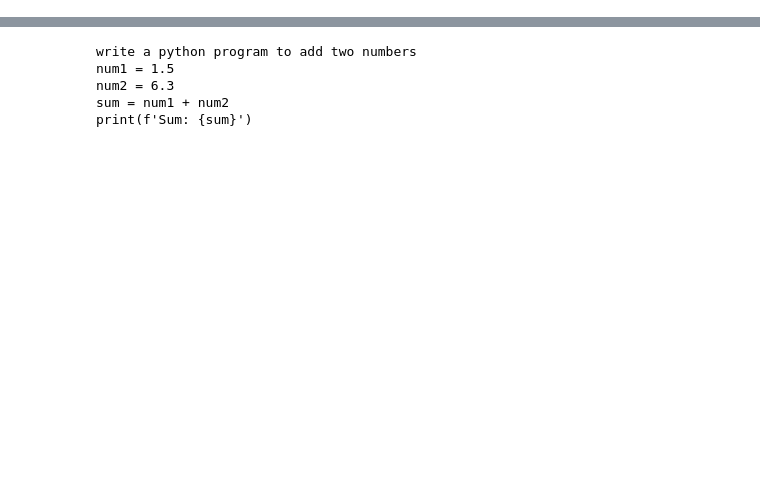
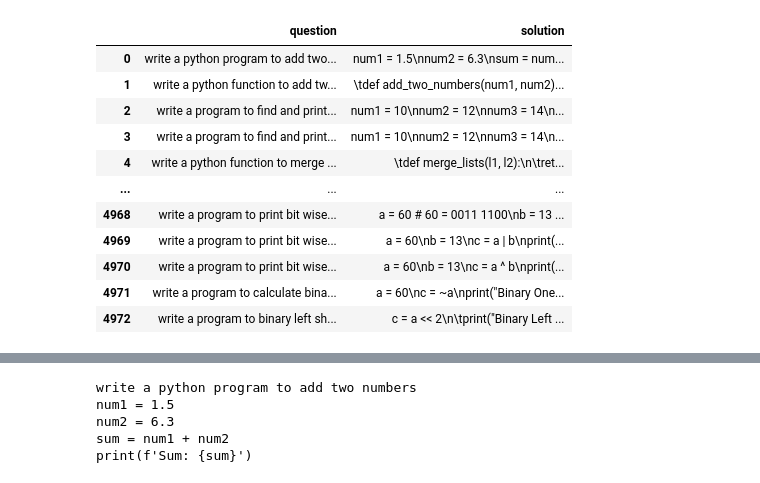
Before and after one commit to sprutxz/English-To-Python, a Jupyter notebook: PyCodeGenerator.ipynb, the cells around one changed output, grey strips where cells are left out. Saved outputs shown, nothing was run; the diff lists cells and outputs as text; code cells hidden in the pictures; blank space fills up the shorter version.

Commit message:
data precessing

```diff
--- a/PyCodeGenerator.ipynb
+++ b/PyCodeGenerator.ipynb
@@ -86,0 +52,88 @@ dataset
+# %%
+# Creating a Regular Expression (Regex) pattern of urls to remove them
+url_pattern = re.compile(r"https?://\S+")
+
+src_doc = []
+tgt_doc = []
+tokenizer = get_tokenizer('spacy',language='en_core_web_sm') #tokenizer function for the text
+
+# Making a dataset
+with open('english_python_data.txt',"r") as data_file:
+  data_lines = data_file.readlines()
+  dps = [] # List of dictionaries
+  dp = None # The current problem and solution
+  for line in data_lines:
+    if line[0] == "#":
+      tab_count = 0
+      loop_indent = 0
+      if dp:
+        dp['solution'] = ''.join(dp['solution'])
+        dp['solution'] = re.sub(r'\n+', '\n', dp['solution']) #replaces multiple newlines with a single newline
+        dp['solution'] = dp['solution'].strip('\n') # Removing any \n in the solution
+
+        # newline_chars = re.finditer(r':\n', dp['solution']) #finds all newlines
+
+        # indent_words = re.finditer(r'if|else|elif|for|while|def|class|try|except|finally|with', dp['solution']) #finds all keywords
+
+
+
+        # postion_move = 0
+
+        # for newline in newline_chars:
+        #   query_pos = newline.end() - postion_move #finds the position of the newline
+        #   tab_size = tab_size_func(len(re.findall(r' ', dp['solution'][query_pos:query_pos+5]))) #finds the number of spaces after the newline
+        #   postion_move += tab_size
+        #   if tab_size > 1:
+        #     dp['solution'] = re.sub(fr'(\n\t*)\s{{{tab_size}}}', lambda match: match.group(1) + '\t', dp['solution']) #replaces the spaces with a tab
+
+
+        # x = re.findall(r'\n\t  ', dp['solution']) #finds all newlines followed by a tab and a space
+        # if x:
+        #   print(x)
+        #   print(repr(dp['solution']))
+
+        tgt_doc.append(tokenizer(dp['solution']))
+        dps.append(dp)
+      dp = {"question": None, "solution": []}
+      dp['question'] = line[1:].strip("\n ") # Removing any \n in the question
+      dp['question'] = re.sub(r'^\d+ ', "", dp['question']) # If the question starts with numbers, I remove them.
+      dp['question'] = url_pattern.sub('',dp['question']) # Replacing any urls
+      dp['question'] = dp['question'].lower() # lowercasing the question
+      dp['question'] = re.sub(r"([.!?])","",dp['question']) # removing any punctuation
+      src_doc.append(tokenizer(dp['question'])) # Splitting the question into words
+    else:
+      line = re.sub(r'( |\t)*\n( |\t)*', '\n', line) #replaces spaces before a newline with a  just a newline
+      if re.search(r'if|else|elif|for|while|def|class|try|except|finally|with', line):
+        tab_count += 1
+
+      x = re.search(r'\S', line)
+      if x != None:
+        space_count = len(re.findall(r'\s', line[0:x.start()]))
+      if loop_indent > space_count:
+        tab_count -= 1
+
+      loop_indent = space_count
+
+      if space_count > 0:
+        line = re.sub(r'^ *', '\t'*tab_count, line)#replaces the first space with a tab
+
+
+      dp['solution'].append(line)
+
+
+# converting the data to a table for easier viewing
+dataset = pd.DataFrame(dps)
+dataset
+# %% [output]
+|  | question | solution |
+| 0 | write a python program to add two... | num1 = 1.5\nnum2 = 6.3\nsum = num... |
+| 1 | write a python function to add tw... | \tdef add_two_numbers(num1, num2)... |
+| 2 | write a program to find and print... | num1 = 10\nnum2 = 12\nnum3 = 14\n... |
+| 3 | write a program to find and print... | num1 = 10\nnum2 = 12\nnum3 = 14\n... |
+| 4 | write a python function to merge ... | \tdef merge_lists(l1, l2):\n\tret... |
+| ... | ... | ... |
+| 4968 | write a program to print bit wise... | a = 60 # 60 = 0011 1100\nb = 13 ... |
+| 4969 | write a program to print bit wise... | a = 60\nb = 13\nc = a | b\nprint(... |
+| 4970 | write a program to print bit wise... | a = 60\nb = 13\nc = a ^ b\nprint(... |
+| 4971 | write a program to calculate bina... | a = 60\nc = ~a\nprint("Binary One... |
+| 4972 | write a program to binary left sh... | c = a << 2\n\tprint("Binary Left ... |
```
Also changed, not shown: parts of 16 cells of this notebook, 1 other file.
